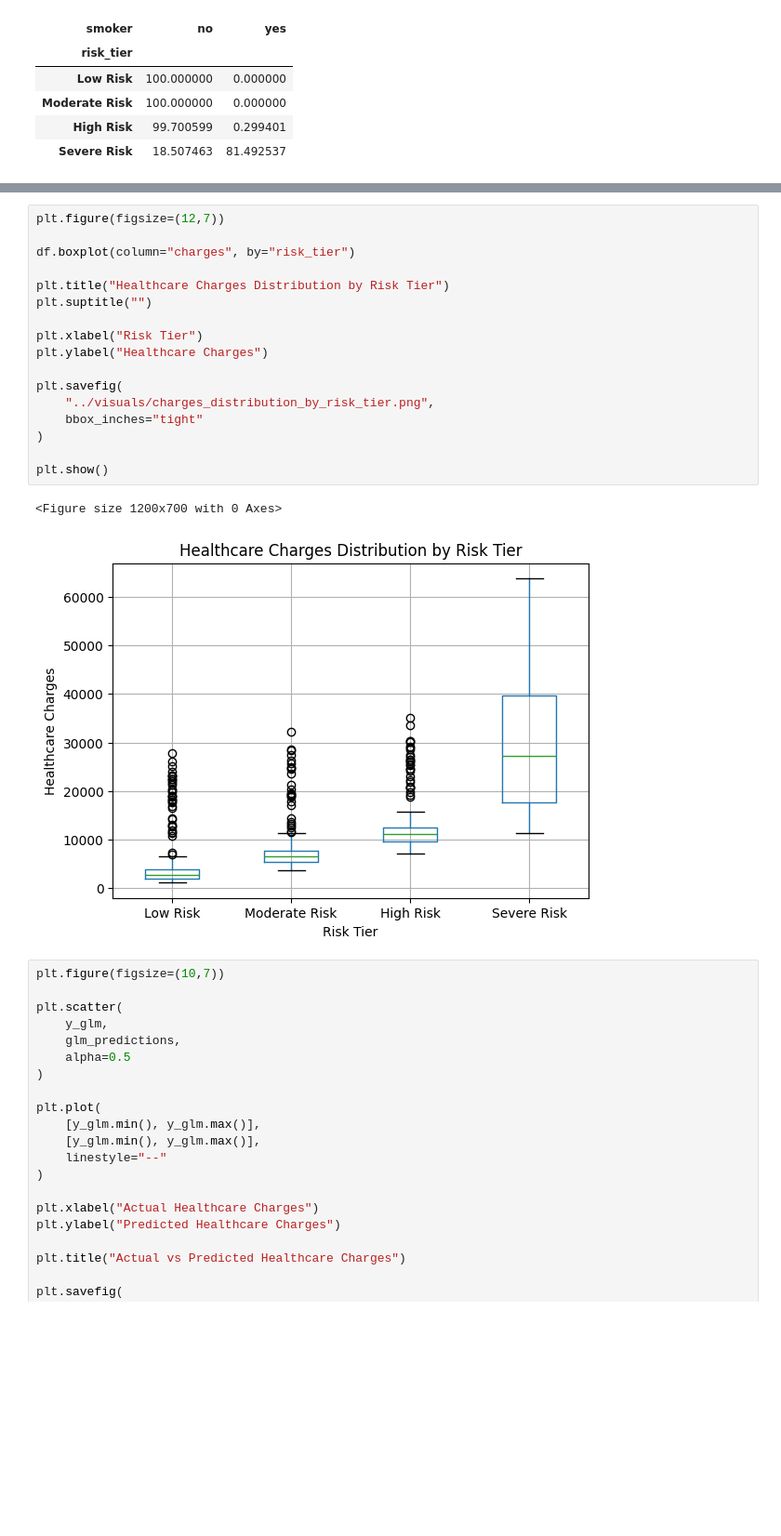
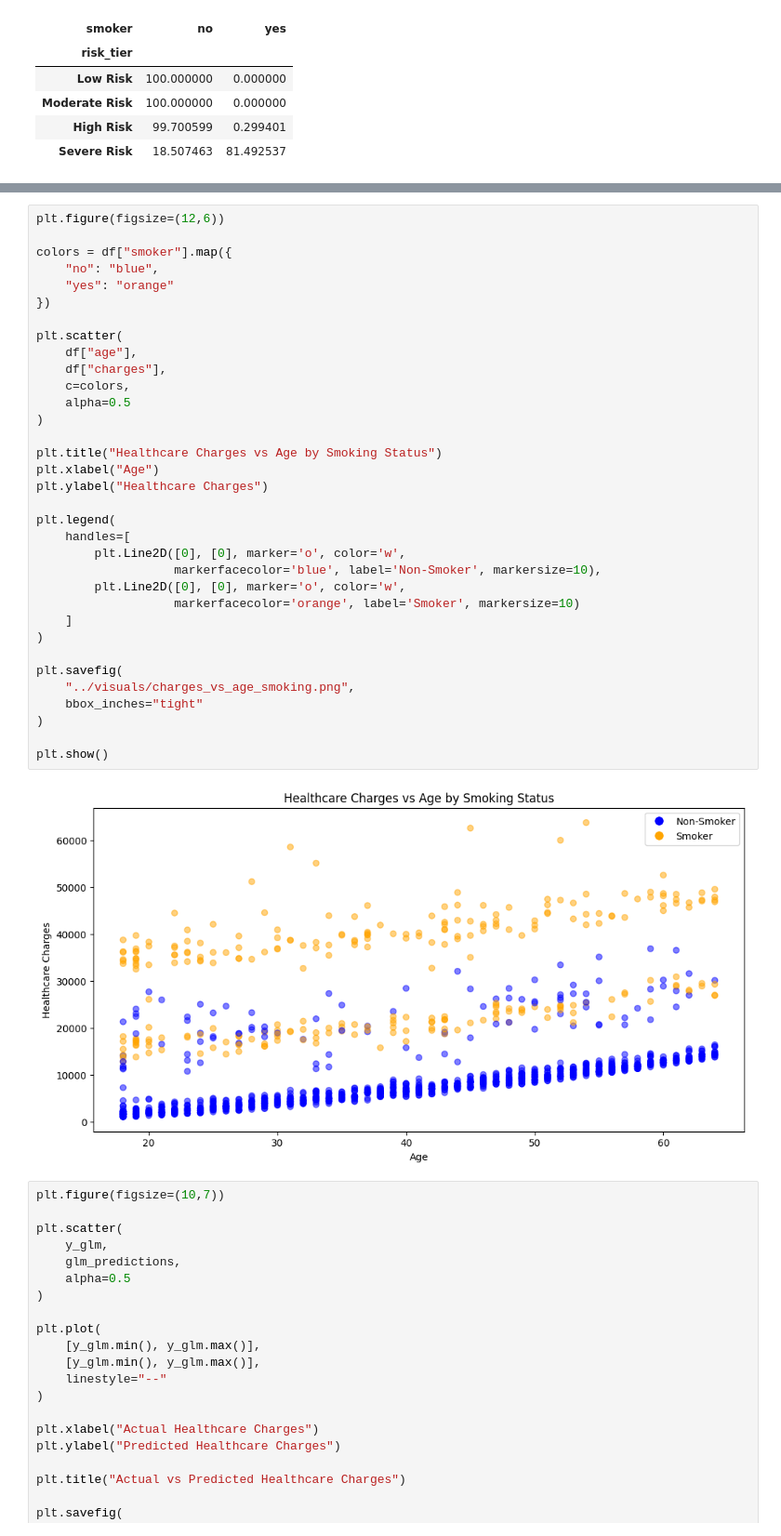
Before and after one commit to zhenjie14/Healthcare-cost-risk-model, a Jupyter notebook: notebooks/eda.ipynb, the cells around one changed output, grey strips where cells are left out. Shown at 93% size. Drawn from its saved outputs; the diff is of its cells as text; blank space fills up the shorter version.

Commit message:
Done with visuals

```diff
--- a/notebooks/eda.ipynb
+++ b/notebooks/eda.ipynb
@@ -383,23 +368,39 @@ plt.show()
-# %%
-plt.figure(figsize=(12,7))
-
-df.boxplot(column="charges", by="risk_tier")
-
-plt.title("Healthcare Charges Distribution by Risk Tier")
-plt.suptitle("")
-
-plt.xlabel("Risk Tier")
-plt.ylabel("Healthcare Charges")
-
-plt.savefig(
-    "../visuals/charges_distribution_by_risk_tier.png",
-    bbox_inches="tight"
-)
-
-plt.show()
-# %% [output]
-<Figure size 1200x700 with 0 Axes>
-[figure, removed]
+# %%
+plt.figure(figsize=(12,6))
+
+colors = df["smoker"].map({
+    "no": "blue",
+    "yes": "orange"
+})
+
+plt.scatter(
+    df["age"],
+    df["charges"],
+    c=colors,
+    alpha=0.5
+)
+
+plt.title("Healthcare Charges vs Age by Smoking Status")
+plt.xlabel("Age")
+plt.ylabel("Healthcare Charges")
+
+plt.legend(
+    handles=[
+        plt.Line2D([0], [0], marker='o', color='w',
+                   markerfacecolor='blue', label='Non-Smoker', markersize=10),
+        plt.Line2D([0], [0], marker='o', color='w',
+                   markerfacecolor='orange', label='Smoker', markersize=10)
+    ]
+)
+
+plt.savefig(
+    "../visuals/charges_vs_age_smoking.png",
+    bbox_inches="tight"
+)
+
+plt.show()
+# %% [output]
+[figure, added]
 # %%
 plt.figure(figsize=(10,7))
 
```
Also changed, not shown: parts of 2 cells of this notebook, 2 other files.
